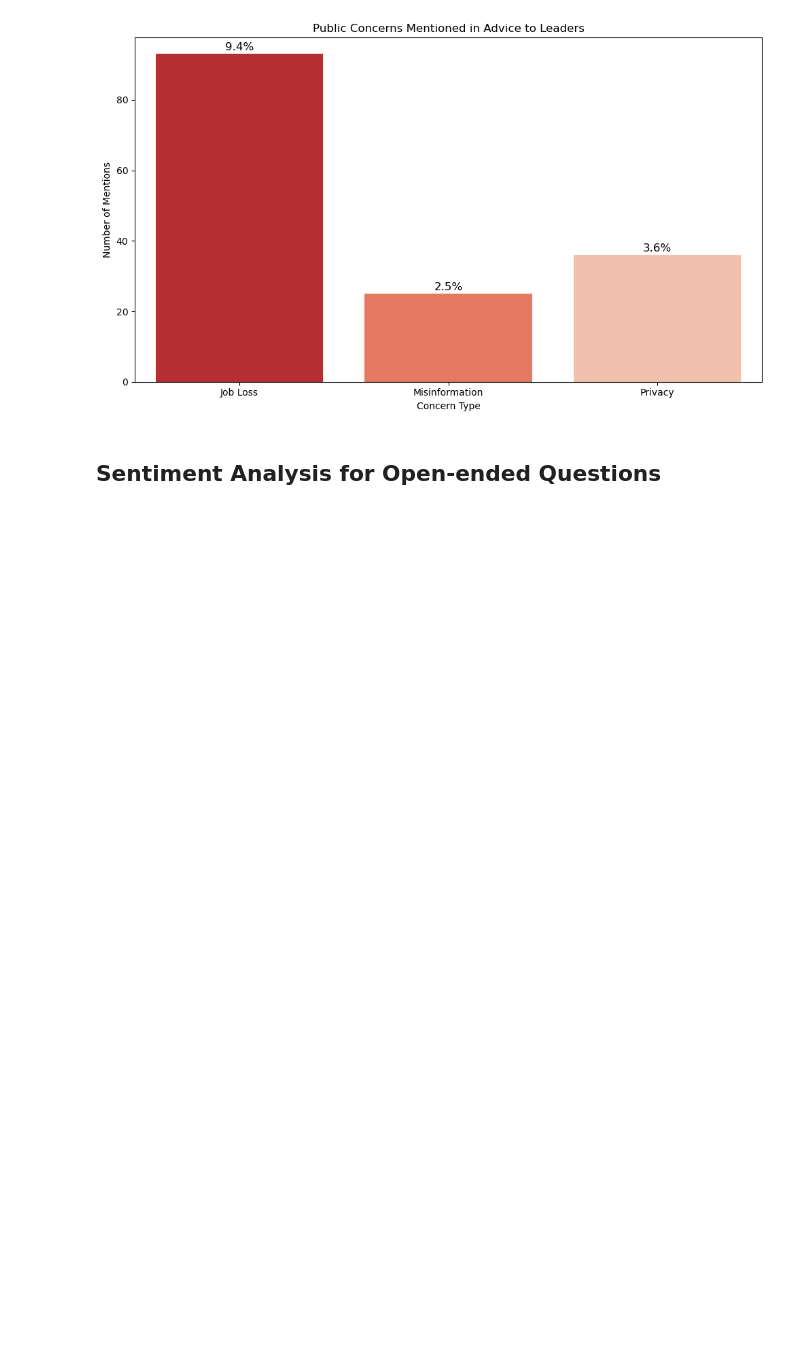
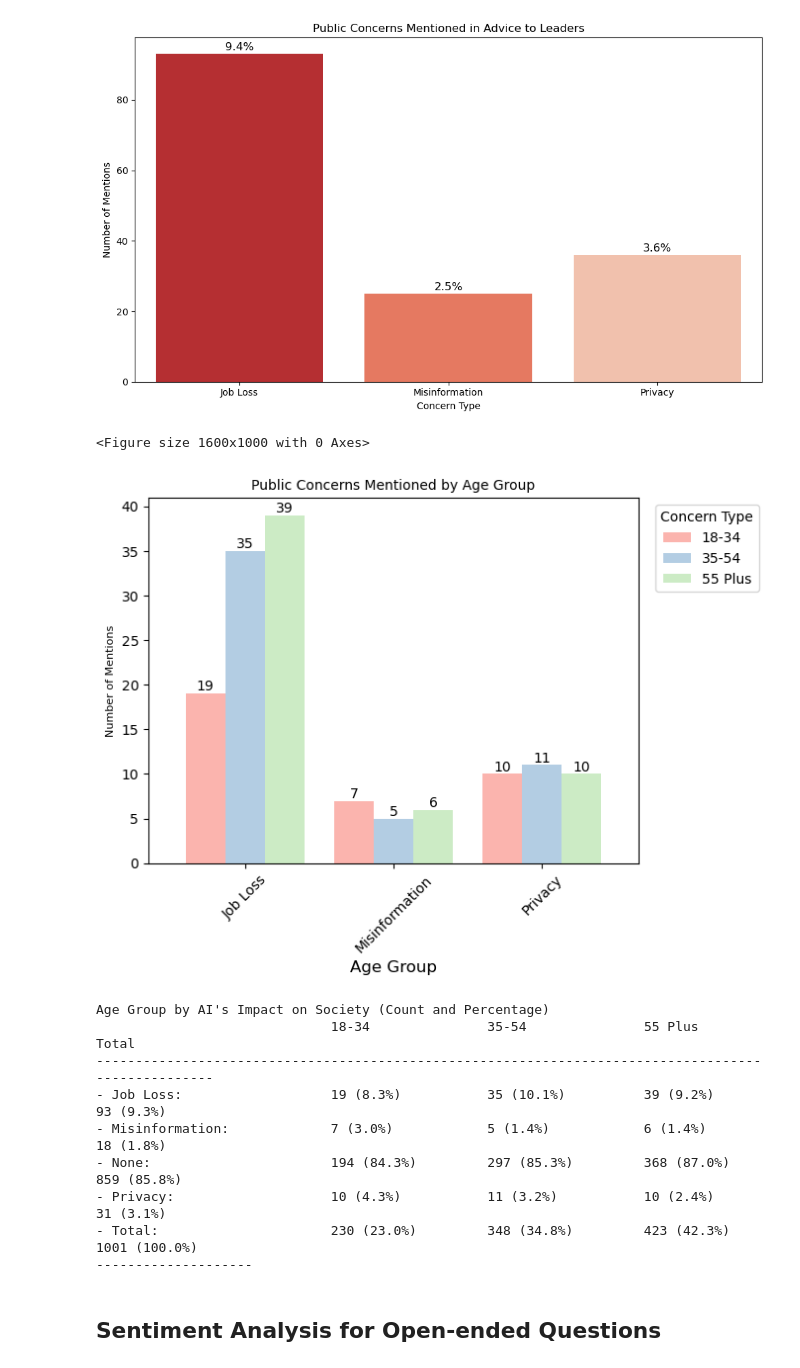
Before and after one commit to maidinh2409/Hackathon3_Group, a Jupyter notebook: Final_Data_Analysis_Hackathon_3.ipynb, the cells around one changed output. Saved outputs shown, nothing was run; the diff lists cells and outputs as text; code cells hidden in the pictures; blank space fills up the shorter version.

```diff
--- a/Final_Data_Analysis_Hackathon_3.ipynb
+++ b/Final_Data_Analysis_Hackathon_3.ipynb
@@ -850,6 +857,74 @@ Passing `palette` without assigning `hue` is deprecated and will be removed in v
 
   bars = sns.barplot(x=list(concern_counts.keys()), y=list(concern_counts.values()), palette="Reds_r")
 [figure]
+# %%
+# Concern Themes – Job Loss vs. Misinformation vs. Privacy
+# Extract concern themes from advice text
+advice_col = 'Q17_Advice_BC_Leaders_text_OE'
+if advice_col in df.columns:
+    # Initialize concern_mention column with 'None'
+    df['concern_mention'] = 'None'
+    concern_col = 'concern_mention'
+
+    # Create masks for each concern
+    job_loss_mask = df[advice_col].str.contains(r'job|jobs|unemployment|work|career', case=False, na=False)
+    misinformation_mask = df[advice_col].str.contains(r'fake|misinfo|deepfake|lie|disinfo', case=False, na=False)
+    privacy_mask = df[advice_col].str.contains(r'privacy|data|surveillance|track', case=False, na=False)
+
+    # Assign categories with priority: Job Loss > Misinformation > Privacy
+    df.loc[job_loss_mask, 'concern_mention'] = 'Job Loss'
+    df.loc[misinformation_mask & ~job_loss_mask, 'concern_mention'] = 'Misinformation'
+    df.loc[privacy_mask & ~(job_loss_mask | misinformation_mask), 'concern_mention'] = 'Privacy'
+
+    # Count mentions
+    concern_counts = df['concern_mention'].value_counts()
+
+    # Create pivot table
+    pivot_df, row_cats, col_cats, total, row_totals, row_percentages, col_totals, col_percentages = create_pivot_table(
+        df, concern_col, age_col, agg_type='count'
+    )
+
+    # Create a bar chart, excluding Total column and 'None' row
+    plt.figure(figsize=(16, 10))
+    pivot_df.drop(['Total', 'None'], axis=0, errors='ignore').drop('Total', axis=1, errors='ignore').plot(kind='bar', color=sns.color_palette("Pastel1", len(row_cats)), width=0.8)
+
+    # Customize the plot
+    plt.title("Public Concerns Mentioned by Age Group", fontsize=10)
+    plt.xlabel("Age Group", fontsize=12)
+    plt.ylabel("Number of Mentions", fontsize=8)
+    plt.xticks(rotation=45)
+    plt.legend(labels=col_cats, title="Concern Type", bbox_to_anchor=(1.02, 1), loc='upper left')
+    for container in plt.gca().containers:
+        plt.bar_label(container, fmt='%d', size=10)
+    plt.show()
+
+    # Print table and summary
+    print_distribution_table(
+        pivot_df, row_cats, col_cats, "AI's Impact on Society", "Age Group", total, row_totals, row_percentages, col_totals, col_percentages, agg_type='count'
+    )
+else:
+    print("Advice column not found.")
+
+# Validation for missing data in first analysis
+if not (age_col in df.columns and feeling_col in df.columns and df[age_col].notna().any() and df[feeling_col].notna().any()):
+    print("■ Missing or invalid data in 'AgeRollup_Broad' or 'Q3_AI_affecting_society_short' columns.")
+    if feeling_col in df.columns:
+        print(f"Available feelings: {df[feeling_col].dropna().unique().tolist()}")
+    if age_col in df.columns:
+        print(f"Available age groups: {df[age_col].dropna().unique().tolist()}")
+print("--------------------")
+# %% [output]
+<Figure size 1600x1000 with 0 Axes>
+[figure, added]
+Age Group by AI's Impact on Society (Count and Percentage)
+                              18-34               35-54               55 Plus             Total
+----------------------------------------------------------------------------------------------------
+- Job Loss:                   19 (8.3%)           35 (10.1%)          39 (9.2%)           93 (9.3%)
+- Misinformation:             7 (3.0%)            5 (1.4%)            6 (1.4%)            18 (1.8%)
+- None:                       194 (84.3%)         297 (85.3%)         368 (87.0%)         859 (85.8%)
+- Privacy:                    10 (4.3%)           11 (3.2%)           10 (2.4%)           31 (3.1%)
+- Total:                      230 (23.0%)         348 (34.8%)         423 (42.3%)         1001 (100.0%)
+--------------------
 # %% [markdown]
 ## Sentiment Analysis for Open-ended Questions
 # %%
```
Also changed, not shown: parts of 16 cells of this notebook, 1 other file.
